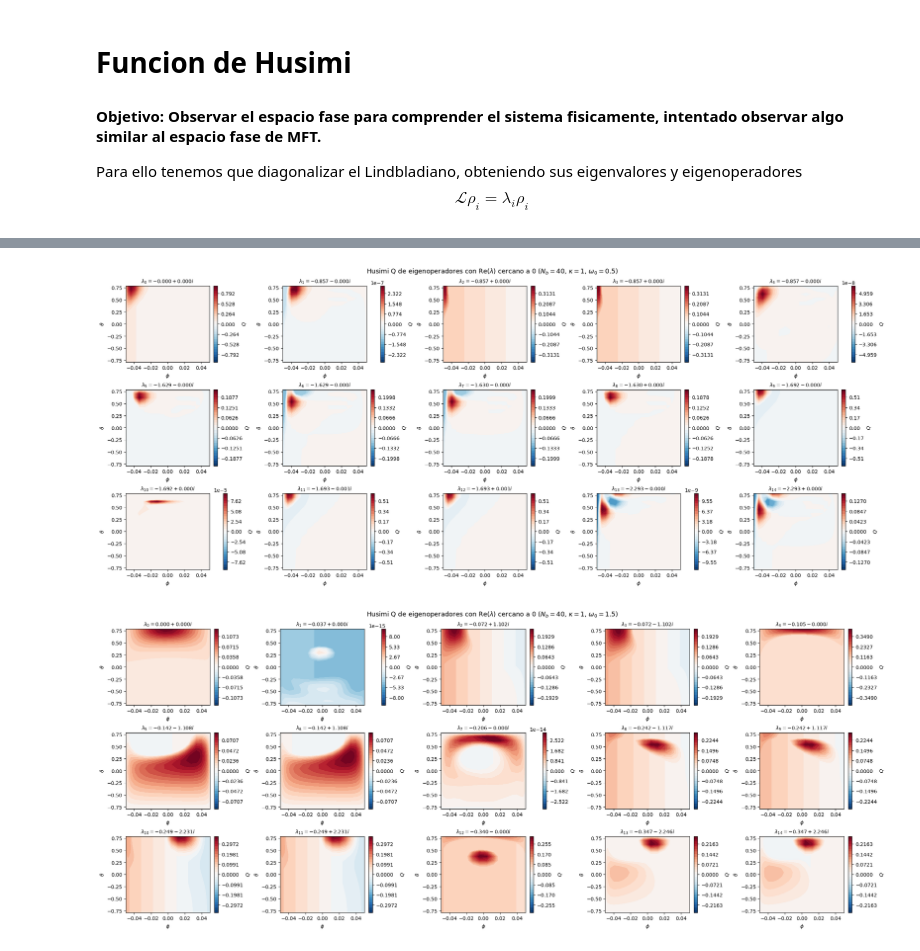
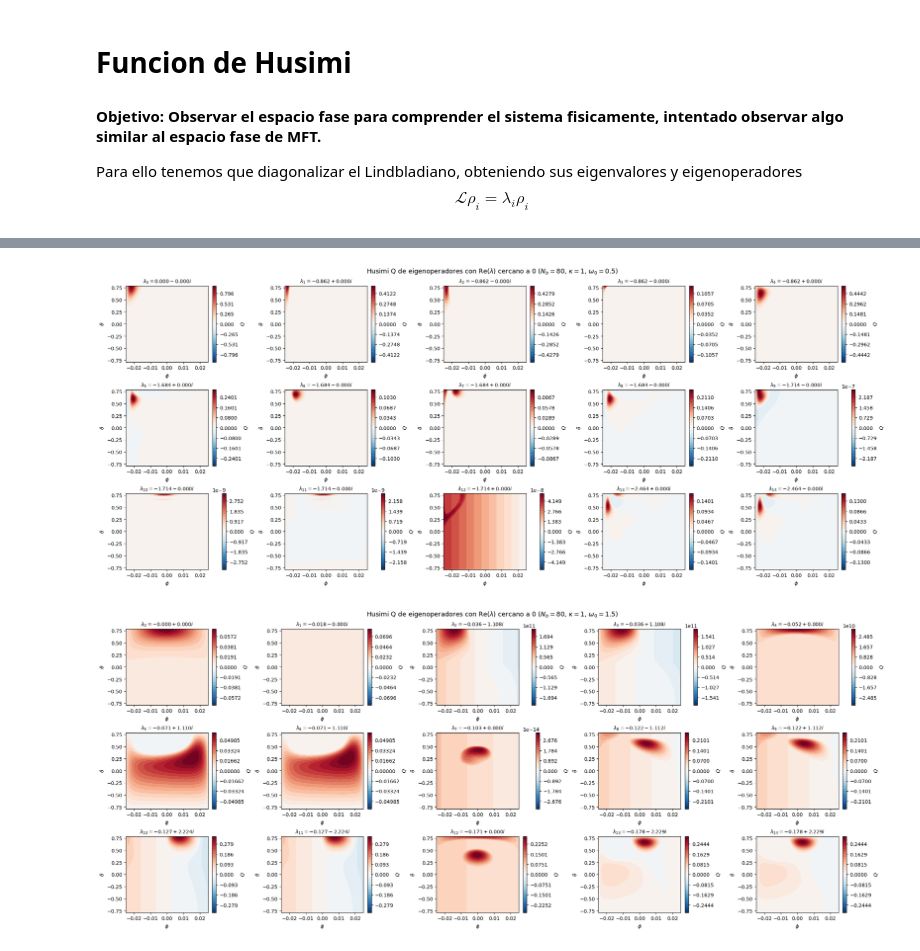
Before and after one commit to Art-999/QMPhysics, a Jupyter notebook: BoundaryTimeCrystal/TimeCrystalEigenvaluesMEJORA.ipynb, the cells around one changed output, grey strips where cells are left out. Drawn from its saved outputs; the diff is of its cells as text; code cells hidden in the pictures.

```diff
--- a/BoundaryTimeCrystal/TimeCrystalEigenvaluesMEJORA.ipynb
+++ b/BoundaryTimeCrystal/TimeCrystalEigenvaluesMEJORA.ipynb
@@ -881,7 +881,7 @@ import matplotlib.pyplot as plt
 from qutip import Qobj, spin_q_function
 
 
-Nb = 40
+Nb = 80
 S = Nb/2
 kappa = 1
 omega_list = [0.5, 1.5]
@@ -959,11 +959,11 @@ for omega_0 in omega_list:
 # %%
-Nb = 40
+Nb = 80
 kappa = 1
 omega_list = [0.5, 1.5]
 n_modes = 15
 
-Th_1d = np.linspace(0, np.pi, 20)
-Ph_1d = np.linspace(-np.pi/2, np.pi/2, 20)
+Th_1d = np.linspace(0, np.pi, 50)
+Ph_1d = np.linspace(-np.pi/2, np.pi/2, 50)
 Th, Ph = np.meshgrid(Th_1d, Ph_1d)
 
 # ---------------------------------------------------------------
@@ -1006,32 +1006,32 @@ for omega_0 in omega_list:
 
     fig, axes = plt.subplots(3, 5, figsize=(22, 9), constrained_layout=True)
     axes_flat = axes.flatten()
 
 
     for k, (ax, rho, lam) in enumerate(zip(axes_flat, eigenops, evals_top)):
         h, THETA, PHI = spin_q_function(rho, Th, Ph)
         Q = (1/S) * np.cos(THETA)
         P = 0.5 * PHI
         h_real = np.real(h)
         vmax = max(h_real.max(), 1e-14)
         levels = np.linspace(-vmax, vmax, 31)
         cmap, vmin = 'RdBu_r', -vmax
         contour = ax.contourf(Q, P, h_real, levels=levels, cmap=cmap,
                      vmin=vmin, vmax=vmax)
         fig.colorbar(contour, ax=ax, label=r'$Q$')
         ax.set_xlabel(r'$\phi$')
         ax.set_ylabel(r'$\theta$')
         ax.set_title(
             rf"$\lambda_{{{k}}} = {lam.real:.3f}{lam.imag:+.3f}i$",
             fontsize=10
         )
 
     fig.suptitle(
         rf"Husimi Q de eigenoperadores con $\mathrm{{Re}}(\lambda)$ cercano a 0 "
         rf"($N_b={Nb}$, $\kappa={kappa}$, $\omega_0={omega_0}$)",
         fontsize=13
     )
     plt.show()
 # %% [output]
-[figure, old version]
+[figure, new version]
-[figure, old version]
+[figure, new version]
```
Also changed, not shown: parts of 1 cell of this notebook.
